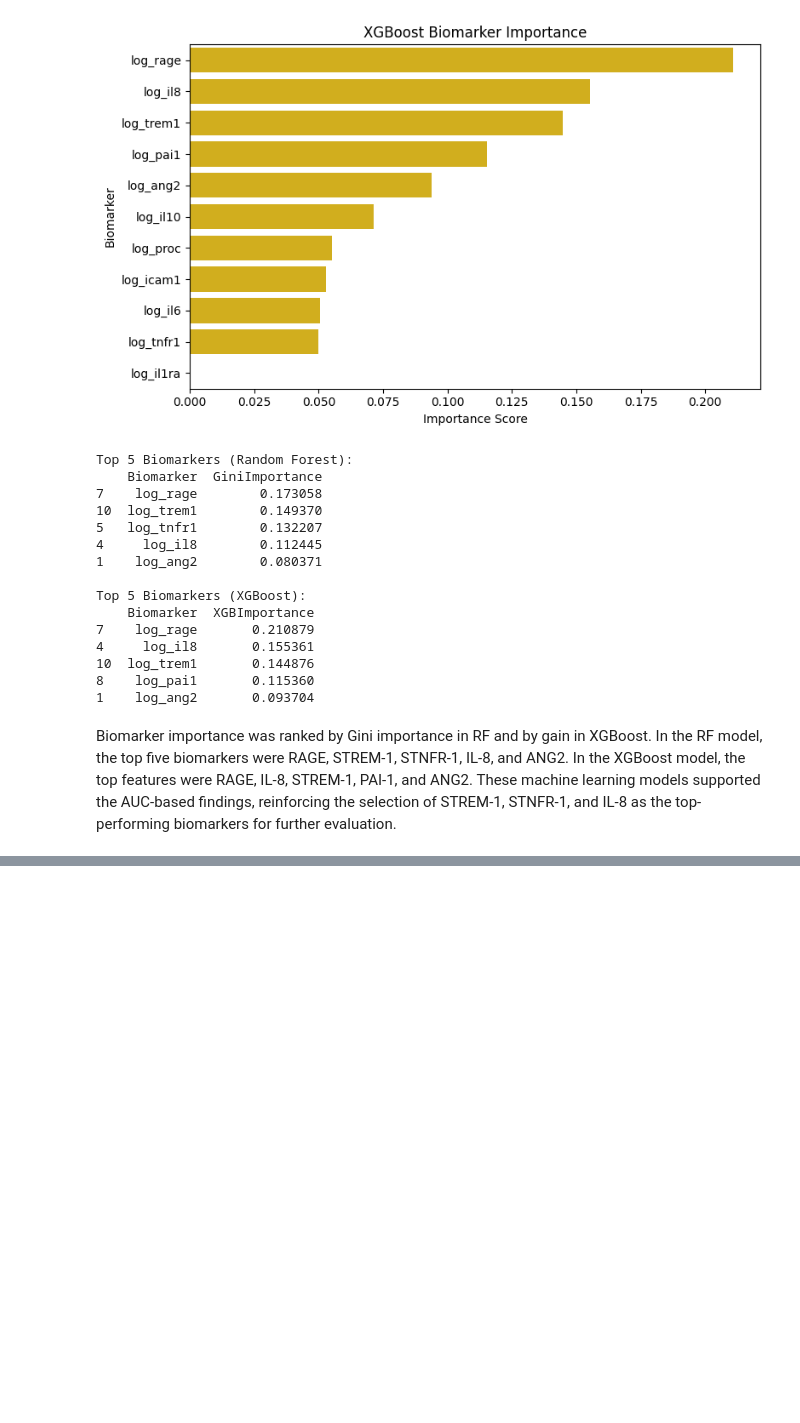
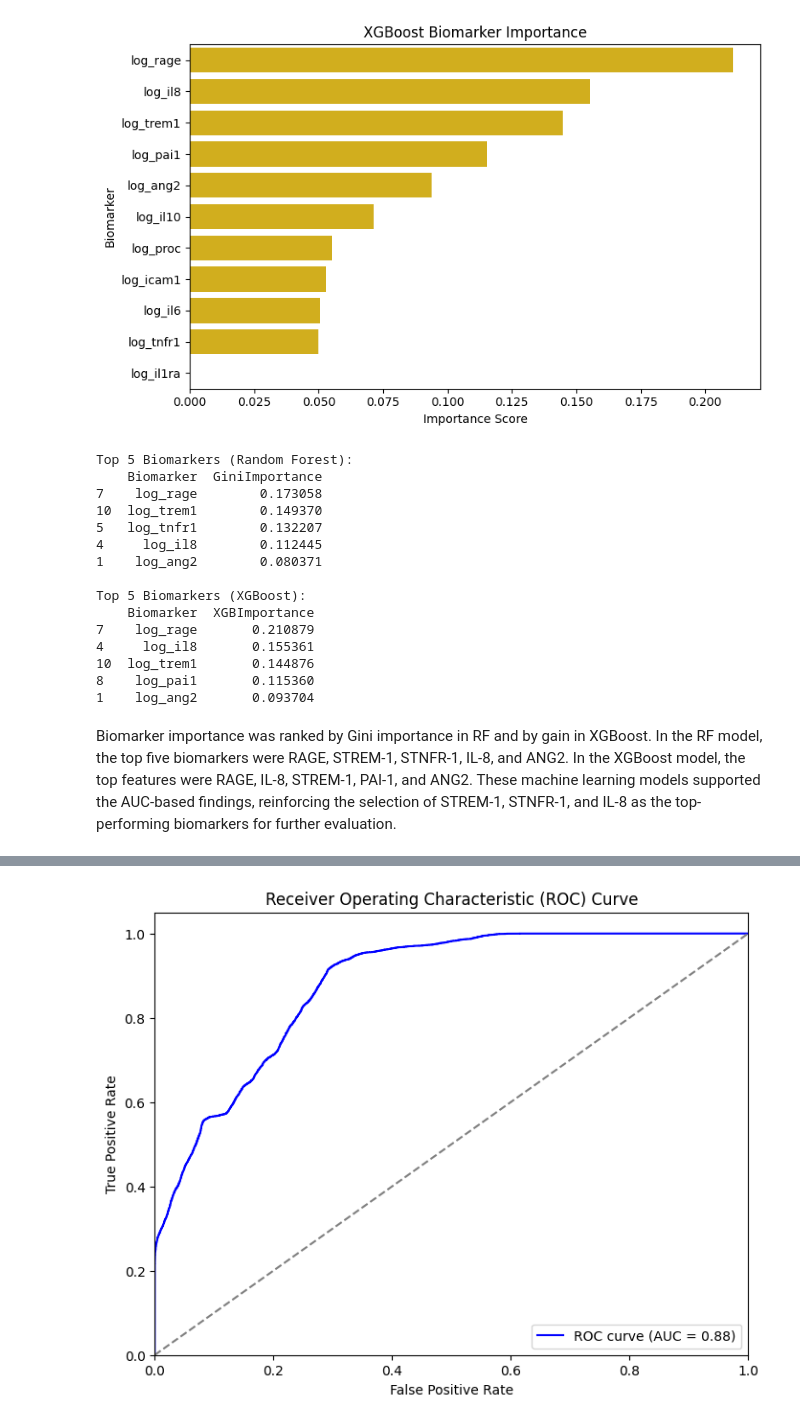
Before and after one commit to UCSF-DataSci/final-project-ayabz22, a Jupyter notebook: final_project.ipynb, the cells around one changed output, grey strips where cells are left out. Drawn from its saved outputs; the diff is of its cells as text; code cells hidden in the pictures; blank space fills up the shorter version.

```diff
--- a/final_project.ipynb
+++ b/final_project.ipynb
@@ -559,0 +419,67 @@ Number of complete rows (no NaNs): 377
+# %%
+from sklearn.impute import SimpleImputer
+from sklearn.model_selection import RepeatedStratifiedKFold
+from sklearn.linear_model import LogisticRegression
+from sklearn.pipeline import Pipeline
+from sklearn.preprocessing import StandardScaler
+from sklearn.metrics import roc_curve, auc
+import numpy as np
+import matplotlib.pyplot as plt
+
+# Define your features and data
+best_model_data = df_clean  # Use your cleaned dataset
+best_model_features = ["lods_score", "log_trem1", "log_il8"]  # Example features
+
+# Imputer to fill missing values with the mean
+imputer = SimpleImputer(strategy='mean')
+
+# Cross-validation setup
+cv = RepeatedStratifiedKFold(n_splits=10, n_repeats=100, random_state=123)
+
+# Pipeline with imputation, scaling, and logistic regression
+pipeline = Pipeline([
+    ('imputer', imputer),
+    ('scaler', StandardScaler()),
+    ('clf', LogisticRegression(solver='liblinear', class_weight='balanced'))
+])
+
+# Store true labels and predicted probabilities for ROC
+y_true_all = []
+y_prob_all = []
+
+# Perform manual cross-validation
+for train_idx, val_idx in cv.split(best_model_data[best_model_features], best_model_data['outcome']):
+    X_train, X_val = best_model_data[best_model_features].iloc[train_idx], best_model_data[best_model_features].iloc[val_idx]
+    y_train, y_val = best_model_data['outcome'].iloc[train_idx], best_model_data['outcome'].iloc[val_idx]
+
+    # Fit the model on the training data (including imputation and scaling)
+    pipeline.fit(X_train, y_train)
+
+    # Get the predicted probabilities for the validation set
+    y_prob = pipeline.predict_proba(X_val)[:, 1]  # Probabilities for the positive class
+
+    # Append to the lists
+    y_true_all.extend(y_val)
+    y_prob_all.extend(y_prob)
+
+# Convert to numpy arrays
+y_true_all = np.array(y_true_all)
+y_prob_all = np.array(y_prob_all)
+
+# Calculate the ROC curve and AUC
+fpr, tpr, thresholds = roc_curve(y_true_all, y_prob_all)
+roc_auc = auc(fpr, tpr)
+
+# Plot the ROC curve
+plt.figure(figsize=(8, 6))
+plt.plot(fpr, tpr, color='b', label=f'ROC curve (AUC = {roc_auc:.2f})')
+plt.plot([0, 1], [0, 1], color='gray', linestyle='--')
+plt.xlim([0.0, 1.0])
+plt.ylim([0.0, 1.05])
+plt.xlabel('False Positive Rate')
+plt.ylabel('True Positive Rate')
+plt.title('Receiver Operating Characteristic (ROC) Curve')
+plt.legend(loc='lower right')
+plt.show()
+# %% [output]
+[figure, added]
```
Also changed, not shown: parts of 10 cells of this notebook.
